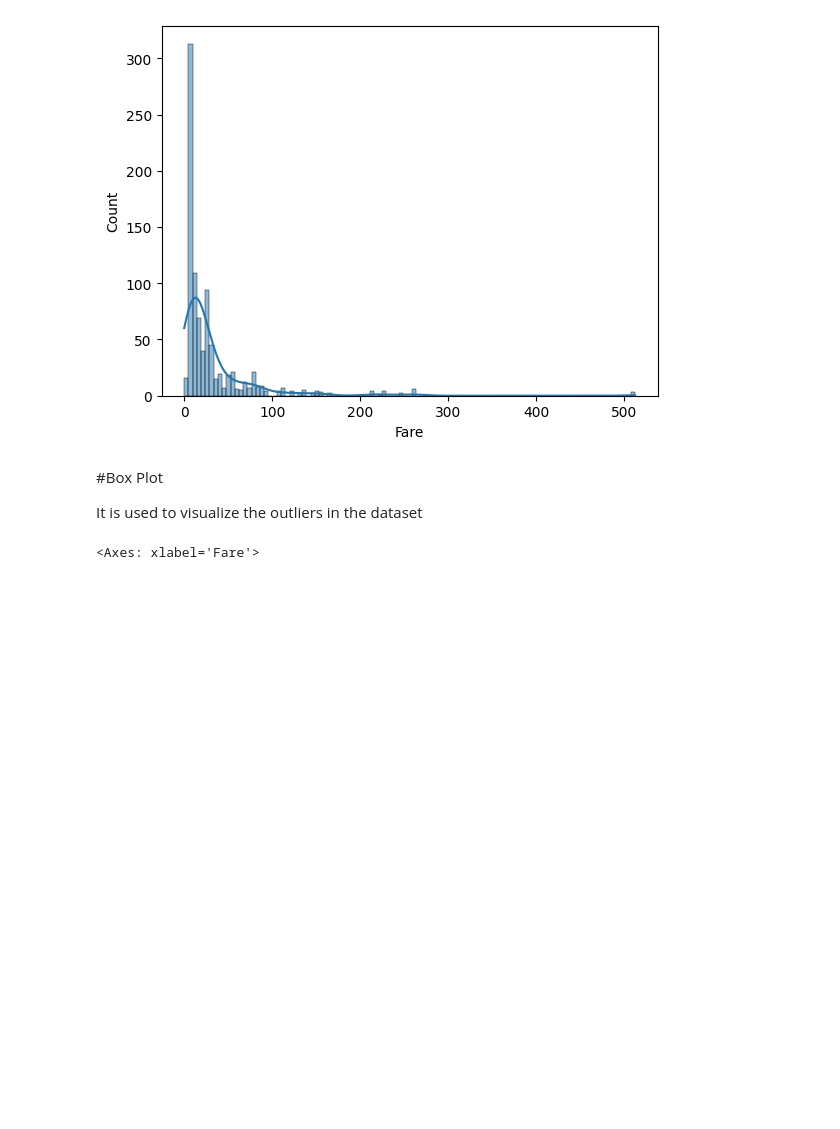
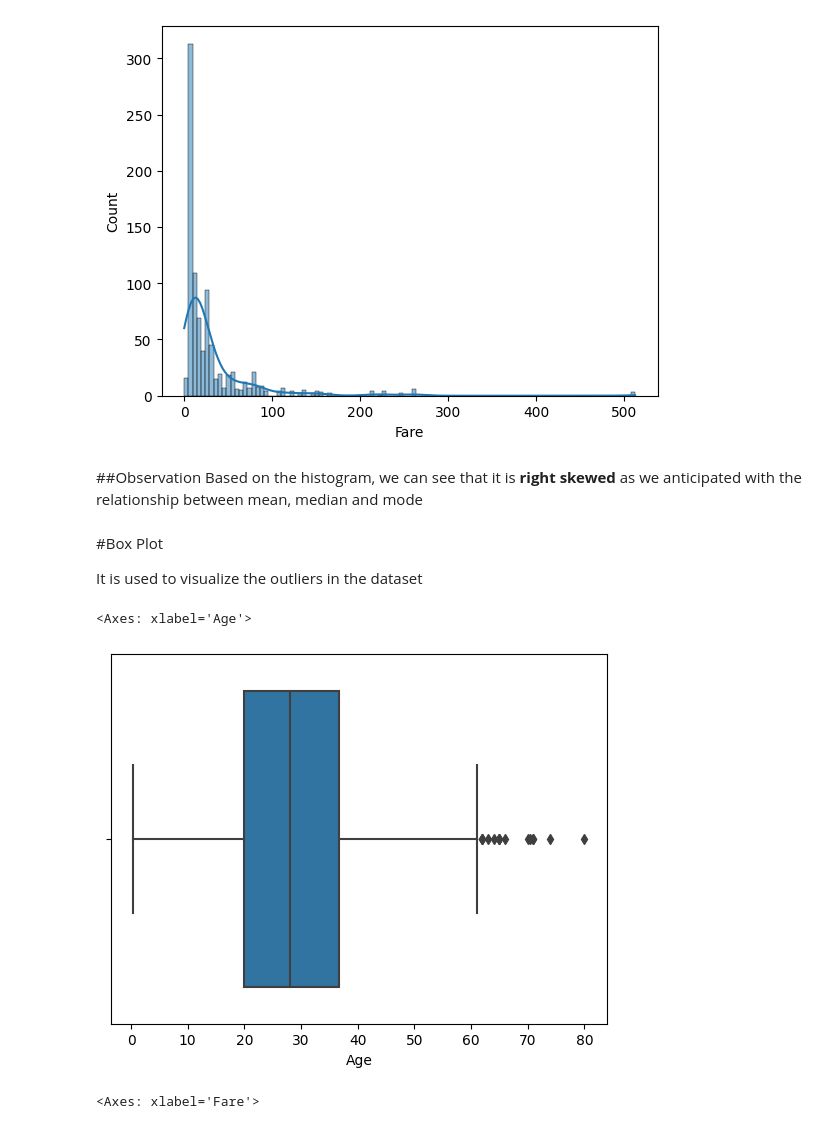
Before and after one commit to pradeep71195/Statistical-Analysis, a Jupyter notebook: Descriptive Statistics.ipynb, the cells around one changed output. Drawn from its saved outputs; the diff is of its cells as text; code cells hidden in the pictures; blank space fills up the shorter version.

```diff
--- a/Descriptive Statistics.ipynb
+++ b/Descriptive Statistics.ipynb
@@ -129,10 +165,18 @@ sns.histplot(data['Fare'], kde= True)
 # %% [output]
 <Axes: xlabel='Fare', ylabel='Count'>
 [figure]
+# %% [markdown]
+##Observation
+Based on the histogram, we can see that it is **right skewed** as we anticipated with the relationship between mean, median and mode
 # %% [markdown]
 #Box Plot
 
 It is used to visualize the outliers in the dataset
+# %%
+sns.boxplot(x=data['Age'])
+# %% [output]
+<Axes: xlabel='Age'>
+[figure, added]
 # %%
 sns.boxplot(x=data['Fare'])
 # %% [output]
```
Also changed, not shown: parts of 42 cells of this notebook.
